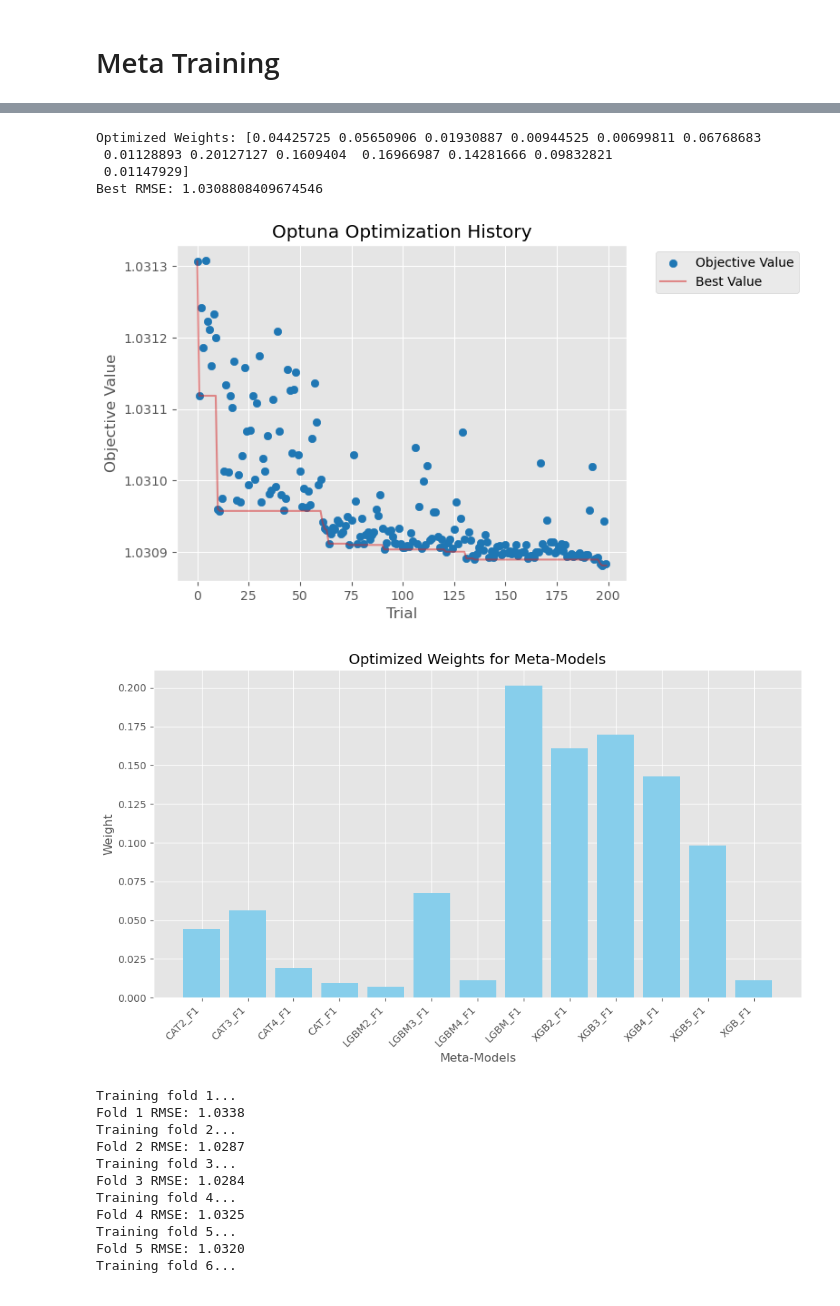
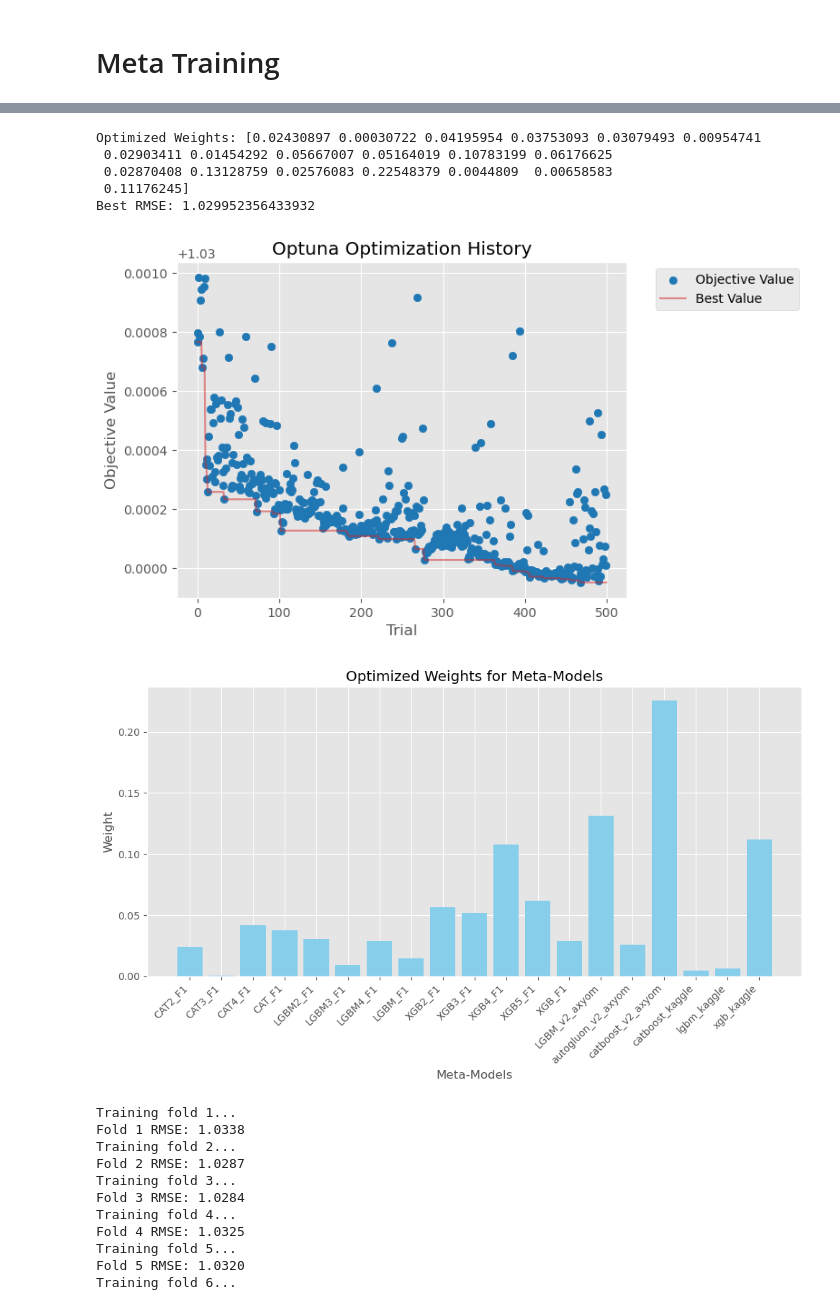
Before and after one commit to Axyom/PG-S4e12-Regression-Insurance, a Jupyter notebook: notebooks/Final Stacking v1/stacking-v3.ipynb, the cells around one changed output, grey strips where cells are left out. Drawn from its saved outputs; the diff is of its cells as text; code cells hidden in the pictures.

```diff
--- a/notebooks/Final Stacking v1/stacking-v3.ipynb
+++ b/notebooks/Final Stacking v1/stacking-v3.ipynb
@@ -67,23 +67,46 @@ def get_meta_data(meta_data_dir, oof_joker="*_oof.csv", test_joker="*_test.csv")
 # Example usage
 #X_meta_train, X_meta_test = get_meta_data("notebooks/Ensemble Catboost XGBoost LGBM")
 
+# mikail
+X_meta_train_mikail, X_meta_test_mikail = get_meta_data(notebooks_dir/"Ensemble Catboost XGBoost LGBM")
 
-X_meta_train_mikail, X_meta_test_mikail = get_meta_data(notebooks_dir/"Ensemble Catboost XGBoost LGBM")
+def file_exists(filepath):
+    file_path = Path(filepath)
+    if not file_path.is_file():
+        raise FileNotFoundError(f"The file '{filepath}' does not exist.")
 
 def get_oof_test(filename, column_name):
     df = pd.read_csv(filename)
+
+    if df.shape[1] > 1:
+        # If multiple columns, get last one
+        df = pd.DataFrame(df.iloc[:, 1], columns=[column_name])
+
+    # If single column, assign the provided column name
     df.columns = [column_name]
     return df
 
-lgbm2_train = get_oof_test(notebooks_dir/"LGBM_v2\\1.0313+-0.0008\\oof_preds.csv", "LGBM_v2_Axyom")
-lgbm2_test = get_oof_test(notebooks_dir/"LGBM_v2\\1.0313+-0.0008\\test_preds.csv", "LGBM_v2_Axyom")
+# Axyom
+lgbm2_train = get_oof_test(notebooks_dir/"LGBM_v2\\1.0313+-0.0008\\oof_preds.csv", "LGBM_v2_axyom")
+lgbm2_test = get_oof_test(notebooks_dir/"LGBM_v2\\1.0313+-0.0008\\test_preds.csv", "LGBM_v2_axyom")
 
-autogluon_v2_train = get_oof_test(notebooks_dir/"Autogluon_v2\\AutogluonModels\\ag-20241225_165244\\oof_preds.csv")
-autogluon_v2_test = get_oof_test(notebooks_dir/"Autogluon_v2\\AutogluonModels\\ag-20241225_165244\\test_preds.csv")
+autogluon_v2_train = get_oof_test(notebooks_dir/"Autogluon_v2\\AutogluonModels\\ag-20241225_165244\\oof_preds.csv", "autogluon_v2_axyom")
+autogluon_v2_test = get_oof_test(notebooks_dir/"Autogluon_v2\\AutogluonModels\\ag-20241225_165244\\test_preds.csv", "autogluon_v2_axyom")
 
-catboost_v2_train = get_oof_test(notebooks_dir/"Catboost_nonlog_feature\\1.0309+-0.0008\\oof_preds.csv")
-catboost_v2_test = get_oof_test(notebooks_dir/"Catboost_nonlog_feature\\1.0309+-0.0008\\test_preds.csv")
+catboost_v2_train = get_oof_test(notebooks_dir/"Catboost_nonlog_feature\\1.0309+-0.0008\\oof_preds.csv", "catboost_v2_axyom")
+catboost_v2_test = get_oof_test(notebooks_dir/"Catboost_nonlog_feature\\1.0309+-0.0008\\test_preds.csv", "catboost_v2_axyom")
 
-X_meta_train = pd.concat(X_meta_train_mikail, lgbm2_train, autogluon_v2_train, catboost_v2_train)
-X_meta_test = pd.concat(X_meta_test_mikail, lgbm2_test, autogluon_v2_test, catboost_v2_test)
+# arno
+catboost_kaggle_train = get_oof_test(notebooks_dir/"Kaggle computed ensemble\\cleaned_catboost_oof_preds.csv", "catboost_kaggle")
+catboost_kaggle_test = get_oof_test(notebooks_dir/"Kaggle computed ensemble\\cleaned_catboost_test_preds.csv", "catboost_kaggle")
+
+lgbm_kaggle_train = get_oof_test(notebooks_dir/"Kaggle computed ensemble\\cleaned_lgbm_oof_preds.csv", "lgbm_kaggle")
+lgbm_kaggle_test = get_oof_test(notebooks_dir/"Kaggle computed ensemble\\cleaned_lgbm_test_preds.csv", "lgbm_kaggle")
+
+xgb_kaggle_train = get_oof_test(notebooks_dir/"Kaggle computed ensemble\\cleaned_xgb_oof_preds.csv", "xgb_kaggle")
+xgb_kaggle_test = get_oof_test(notebooks_dir/"Kaggle computed ensemble\\cleaned_xgb_test_preds.csv", "xgb_kaggle")
+
+# CONCATENATION
+X_meta_train = pd.concat([X_meta_train_mikail, lgbm2_train, autogluon_v2_train, catboost_v2_train, catboost_kaggle_train, lgbm_kaggle_train, xgb_kaggle_train], axis=1)
+X_meta_test =  pd.concat([X_meta_test_mikail, lgbm2_test, autogluon_v2_test, catboost_v2_test, catboost_kaggle_test, lgbm_kaggle_test, xgb_kaggle_test], axis=1)
 # %% [output]
@@ -166,10 +204,10 @@ def optimize_ensemble_weights(X_meta_train, X_meta_test, y_train, n_trials=100):
 
 # Assuming meta_features (training meta-features), meta_predictions (test meta-features),
 # and y_train (true target values) are already defined.
-optimized_weights, test_predictions, weight_ensembling_score = optimize_ensemble_weights(
+optimized_weights, test_preds, weight_ensembling_score = optimize_ensemble_weights(
     X_meta_train=X_meta_train,
     X_meta_test=X_meta_test,
     y_train=y_train,
-    n_trials=200
+    n_trials=500
 )
 # %% [output]
@@ -193,9 +231,10 @@ optimized_weights, test_predictions, weight_ensembling_score = optimize_ensemble
-Optimized Weights: [0.04425725 0.05650906 0.01930887 0.00944525 0.00699811 0.06768683
- 0.01128893 0.20127127 0.1609404  0.16966987 0.14281666 0.09832821
- 0.01147929]
-Best RMSE: 1.0308808409674546
+Optimized Weights: [0.02430897 0.00030722 0.04195954 0.03753093 0.03079493 0.00954741
+ 0.02903411 0.01454292 0.05667007 0.05164019 0.10783199 0.06176625
+ 0.02870408 0.13128759 0.02576083 0.22548379 0.0044809  0.00658583
+ 0.11176245]
+Best RMSE: 1.029952356433932
-[figure, old version]
+[figure, new version]
-[figure, old version]
+[figure, new version]
 # %%
 from sklearn.linear_model import Ridge
 from sklearn.metrics import mean_squared_error
```
Also changed, not shown: parts of 5 cells of this notebook, 6 other files.
